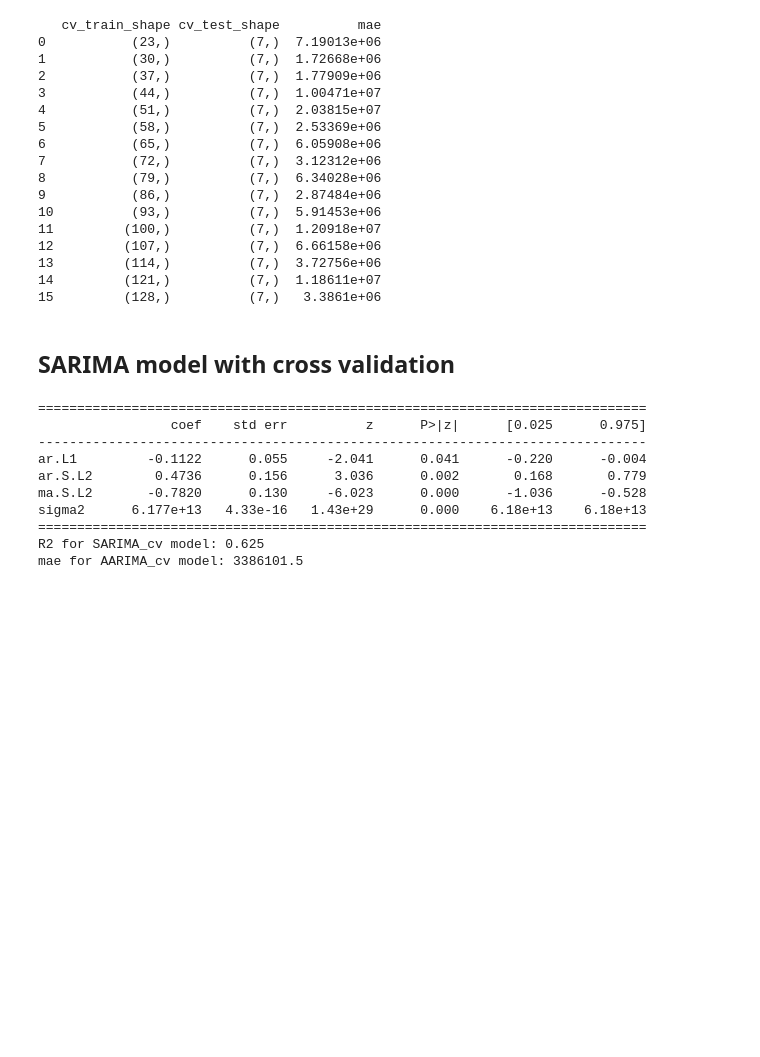
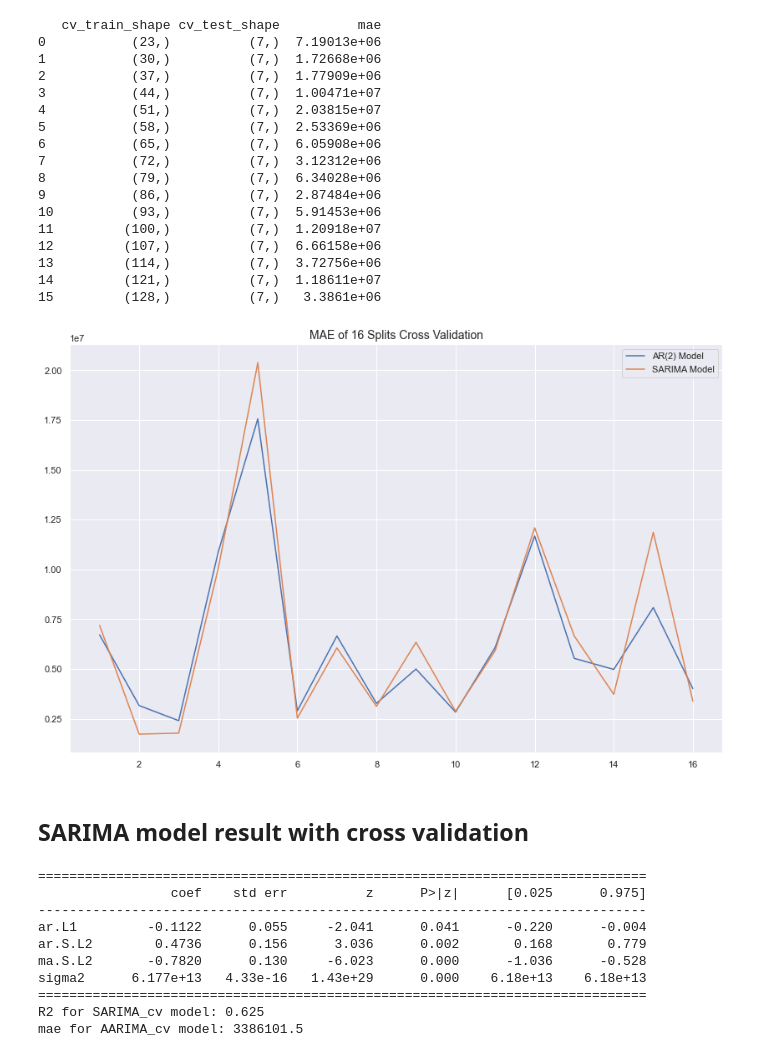
Before and after one commit to yoyo6022/covid-19, a Jupyter notebook: Notebook/Data Wrangling-Copy1.ipynb, the cells around one changed output. Saved outputs shown, nothing was run; the diff lists cells and outputs as text; code cells hidden in the pictures; blank space fills up the shorter version.

```diff
--- a/Notebook/Data Wrangling-Copy1.ipynb
+++ b/Notebook/Data Wrangling-Copy1.ipynb
@@ -251,6 +319,7 @@ dfaic.loc[dfaic.aic == dfaic.aic.min()]
 # %%
 # check the shape of train and test fold in each cross validation
 # check mae in each cross validation
+
 tscv = TimeSeriesSplit(n_splits = 16)
 mae = []
 cv_train_shape = []
@@ -267,8 +336,10 @@ for train_index, test_index in tscv.split(weeklytotalsales):
     cv_train_shape.append(cv_train.shape)
     cv_test_shape.append(cv_test.shape)
 
-print(pd.DataFrame([cv_train_shape,cv_test_shape, mae],
-                   index=['cv_train_shape', 'cv_test_shape', 'mae']).T)
+ar_cv_result = pd.DataFrame([cv_train_shape,cv_test_shape, mae],
+                   index=['cv_train_shape', 'cv_test_shape', 'mae']).T
+
+print(ar_cv_result)
 # %% [output]
    cv_train_shape cv_test_shape          mae
 0           (23,)          (7,)   6.7136e+06
@@ -424,8 +499,10 @@ for train_index, test_index in tscv.split(weeklytotalsales):
     cv_train_shape.append(cv_train.shape)
     cv_test_shape.append(cv_test.shape)
 
-print(pd.DataFrame([cv_train_shape,cv_test_shape, mae],
-                   index=['cv_train_shape', 'cv_test_shape', 'mae']).T)
+sarima_cv_result = pd.DataFrame([cv_train_shape,cv_test_shape, mae],
+                   index=['cv_train_shape', 'cv_test_shape', 'mae']).T
+
+print(sarima_cv_result)
 # %% [output]
    cv_train_shape cv_test_shape          mae
 0           (23,)          (7,)  7.19013e+06
@@ -444,4 +521,14 @@ print(pd.DataFrame([cv_train_shape,cv_test_shape, mae],
 13         (114,)          (7,)  3.72756e+06
 14         (121,)          (7,)  1.18611e+07
 15         (128,)          (7,)   3.3861e+06
+# %%
+# plot MAE result for each test fold in cross validation for both AR and SARIMA model
+plt.plot(np.arange(1,17), ar_cv_result.mae, label='AR(2) Model')
+plt.plot(np.arange(1,17), sarima_cv_result.mae, label='SARIMA Model')
+
+plt.legend()
+plt.title('MAE of 16 Splits Cross Validation', fontsize=14)
+plt.show()
+# %% [output]
+[figure, added]
 # %%
@@ -456,7 +544,7 @@ def cv_sarima(data):
 
     return sarima
 # %% [markdown]
-## SARIMA model with cross validation
+## SARIMA model result with cross validation
 # %%
 sarima = cv_sarima(weeklytotalsales)
 predictions = sarima.predict(test.index.values[0], test.index.values[-1])
```
Also changed, not shown: parts of 48 cells of this notebook.
